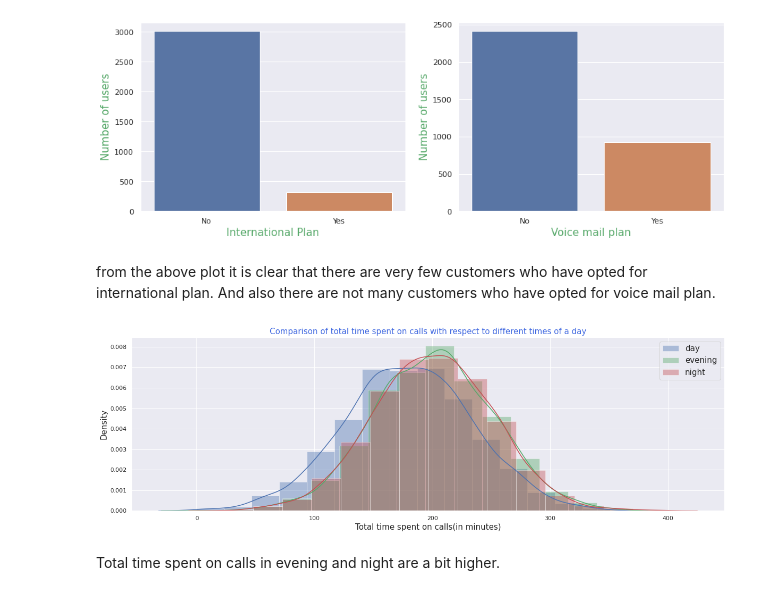
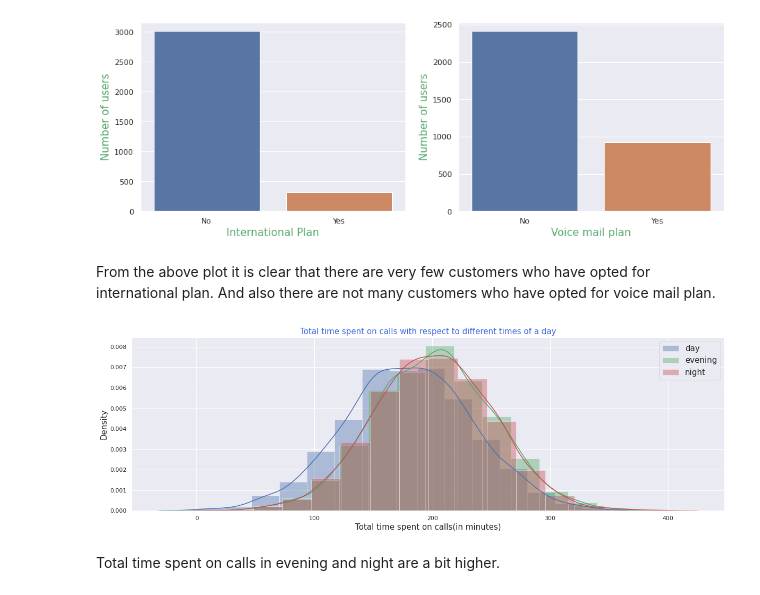
Before and after one commit to OmPrakashGH/Telecom-churn, a Jupyter notebook: Telecom_Churn_Analysis_Capstone_Project.ipynb, the cells around one changed output. Drawn from its saved outputs; the diff is of its cells as text; code cells hidden in the pictures.

```diff
--- a/Telecom_Churn_Analysis_Capstone_Project.ipynb
+++ b/Telecom_Churn_Analysis_Capstone_Project.ipynb
@@ -153,19 +168,21 @@ plt.show()
 # %% [output]
 [figure]
 # %% [markdown]
-from the above plot it is clear that there are very few customers who have opted for international plan. And also there are not many customers who have opted for voice mail plan.
+From the above plot it is clear that there are very few customers who have opted for international plan. And also there are not many customers who have opted for voice mail plan.
 # %%
+# Comparison of total time spent on calls with respect to different times of a day using distplot
+
 sns.set(rc={'figure.figsize':(20,6)})
 sns.distplot(df['Total day minutes'],bins = 15,label = 'day')
 sns.distplot(df['Total eve minutes'],bins = 15, color = 'g',label = 'evening')
 sns.distplot(df['Total night minutes'], bins = 15, color = 'r',label = 'night')
 plt.xlabel("Total time spent on calls(in minutes)",size = 15)
 plt.ylabel("Density",size = 15)
-plt.title("Comparison of total time spent on calls with respect to different times of a day",size = 15, color = 'royalblue')
+plt.title("Total time spent on calls with respect to different times of a day",size = 15, color = 'royalblue')
 plt.legend(fontsize=15)
 plt.show()
 # %% [output]
-[figure, old version]
+[figure, new version]
 # %% [markdown]
 Total time spent on calls in evening and night are a bit higher.
 # %%
```
Also changed, not shown: parts of 26 cells of this notebook.
